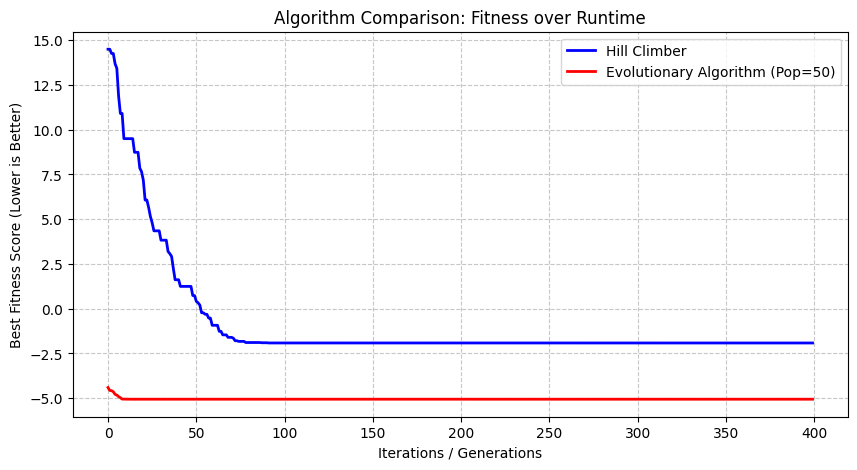
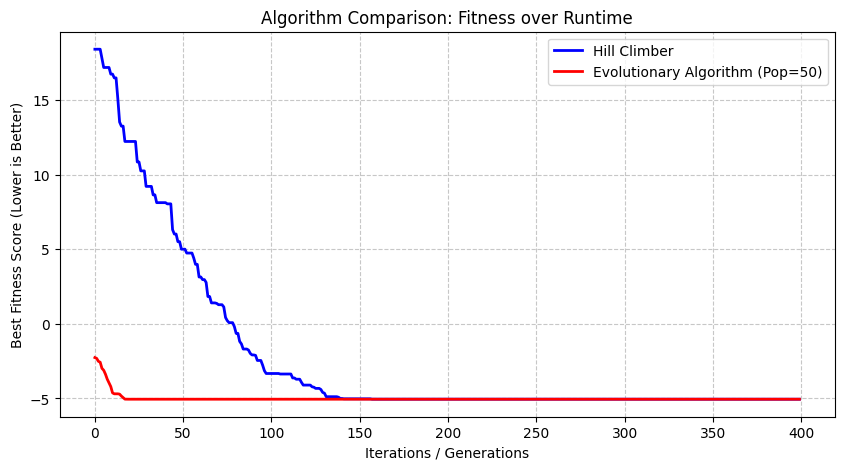
The change to this notebook cell's code, shown as a diff; its figure went from the first image to the second:
--- before
+++ after
@@ -30,5 +30,5 @@
     # Bottom - Left: Final Population Distribution of the Evolutionary Algorithm
     scatter2 = axis[1, 0].scatter(e_final[:, 0], e_final[:, 1], c=e_final_fitness, cmap='viridis')
-    fig.colorbar(scatter2, ax=axis[1, 0], label='Fitness')
+    fig.colorbar(scatter2, ax=axis[1, 0], label='Fitness', format="%.4f")
     axis[1, 0].set_title('Evolutionary Algorithm Final Population')
     axis[1, 0].set_xlabel('X')

Commit: Finished